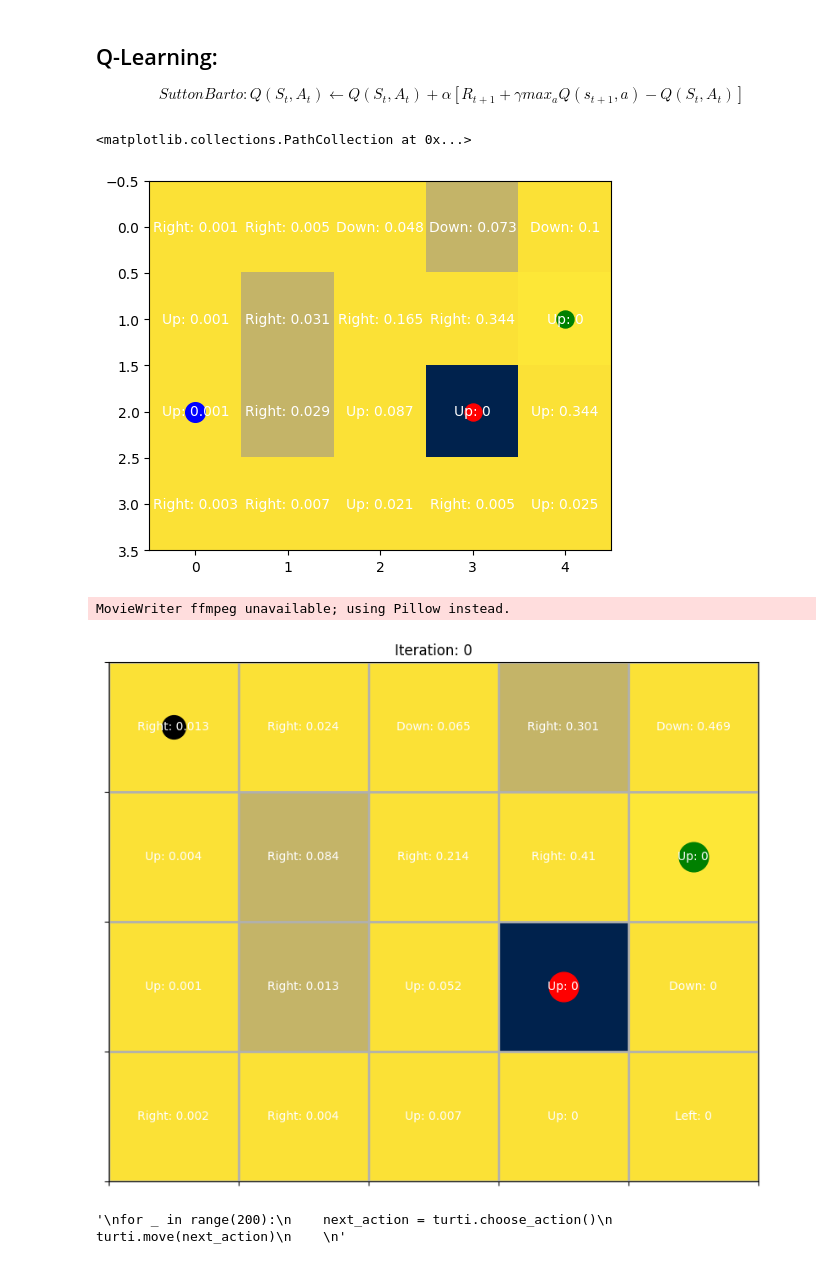
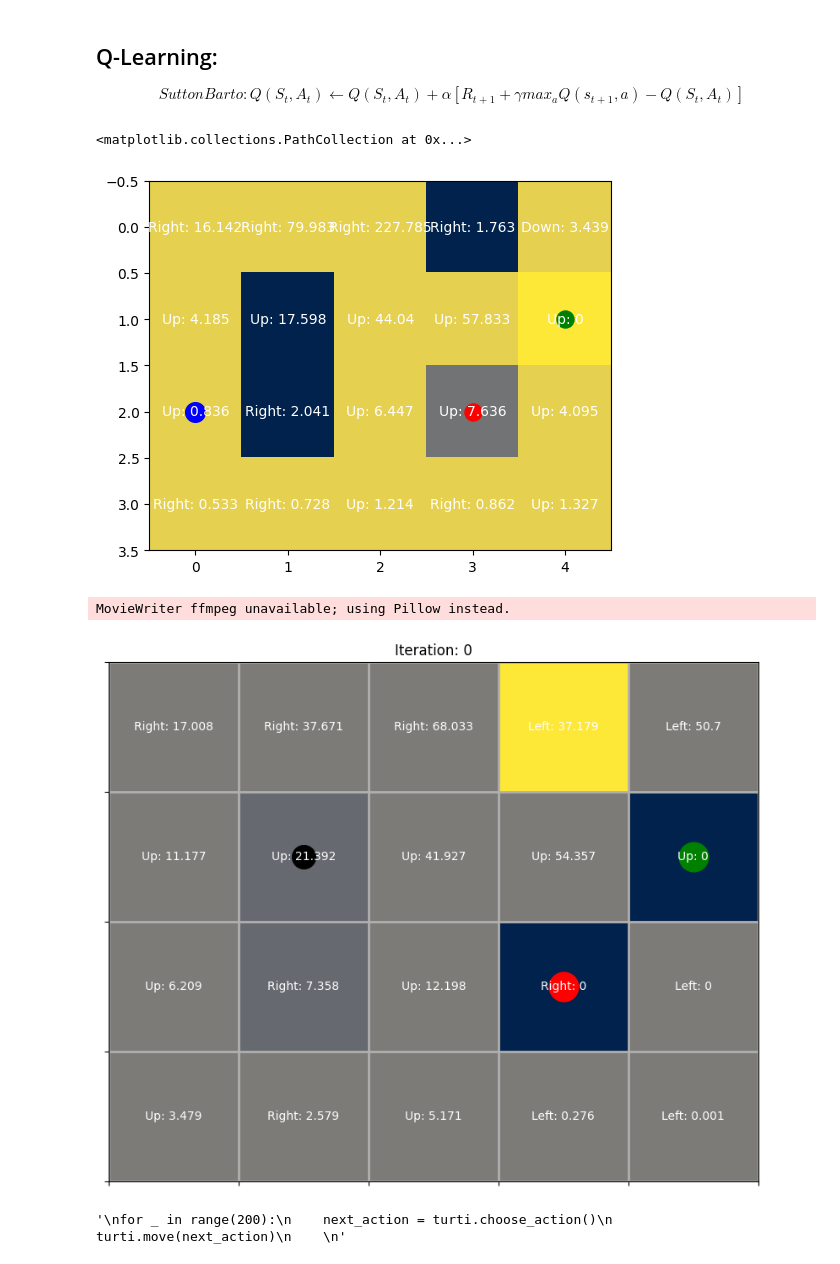
Before and after one commit to rulas99/rl_uniandes, a Jupyter notebook: q_learning.ipynb, the cells around one changed output. Drawn from its saved outputs; the diff is of its cells as text; code cells hidden in the pictures.

```diff
--- a/q_learning.ipynb
+++ b/q_learning.ipynb
@@ -16,17 +16,17 @@ N_COLS = 5
 GRID_WORLD = np.zeros((N_ROWS, N_COLS))
 
 WIN_STATE = (1,4)
-GRID_WORLD[WIN_STATE] = 1
+GRID_WORLD[WIN_STATE] = 10
 
 LOSE_STATE = (2,3)
 GRID_WORLD[LOSE_STATE] = -50
 
 INVALID_STATE = (1,1)
-GRID_WORLD[INVALID_STATE] = -10
+GRID_WORLD[INVALID_STATE] = -100
 INVALID_STATE = (2,1)
-GRID_WORLD[INVALID_STATE] = -10
+GRID_WORLD[INVALID_STATE] = -100
 INVALID_STATE = (0,3)
-GRID_WORLD[INVALID_STATE] = -10
+GRID_WORLD[INVALID_STATE] = -100
 
 ACTIONS = ('Up', 'Down', 'Left', 'Right')
 
@@ -37,14 +37,19 @@ MIN_EPSILON = 0.05
 
 class Agent():
 
-    def __init__(self, initial_state):
+    def __init__(self, initial_state, world_knowledge):
         self.initial_state = initial_state
         self.current_state = initial_state
         self.knowledge = {(i,j): {} for i in range(N_ROWS) for j in range(N_COLS)}
+        self.world_knowledge = world_knowledge
 
 
     def __str__(self) -> str:
         return f'turti at {self.current_state} with knowledge {self.knowledge[self.current_state]}'
+
+
+    def change_world_knowledge(self, state, value):
+        self.world_knowledge[state] = value
 
 
     def get_next_state(self, base_state, next_action:str)->tuple:
@@ -86,7 +91,7 @@ class Agent():
         q_max_a_st1 = self.knowledge[next_state].get(self.get_best_action(next_state)[0], 0)
 
 
-        q = q_a_st + ALPHA * (GRID_WORLD[next_state] + GAMMA * q_max_a_st1 - q_a_st)
+        q = q_a_st + ALPHA * (self.world_knowledge[next_state] + GAMMA * q_max_a_st1 - q_a_st)
 
         return q
 
@@ -115,7 +120,7 @@ class Agent():
         return MIN_EPSILON + (1-MIN_EPSILON) + np.exp(-decay_rate*t)
 
 
-    def move(self, t):
+    def move(self, t, win_state):
 
         self.update_q_knowledge()
 
@@ -125,17 +130,21 @@ class Agent():
 
         self.current_state = new_state
 
-        if (new_state == WIN_STATE) or (new_state == LOSE_STATE):
+        if (new_state == win_state):
             self.restart()
             return self.initial_state
 
 
         return new_state
 # %%
-turti = Agent(initial_state=(2,0))
+turti = Agent(initial_state=(2,0), world_knowledge=GRID_WORLD.copy())
 
-for i in range(300):
-    turti.move(t=i)
+for i in range(500):
+    if i>350:
+        turti.change_world_knowledge(WIN_STATE, -100)
+        turti.change_world_knowledge((0,3), 500)
+
+    turti.move(t=i, win_state=(0,3) if i>350 else WIN_STATE)
 # %%
 plt.imshow(GRID_WORLD, cmap='cividis', norm='linear')
 
@@ -151,45 +160,49 @@ plt.scatter(WIN_STATE[1], WIN_STATE[0], color='g', s=150)
 plt.scatter(LOSE_STATE[1], LOSE_STATE[0], color='r', s=150)
 # %% [output]
 <matplotlib.collections.PathCollection at 0x...>
-[figure, old version]
+[figure, new version]
 # %%
-turti = Agent(initial_state=(2,0))
+turti = Agent(initial_state=(2,0), world_knowledge=GRID_WORLD.copy())
 
 fig, ax = plt.subplots(figsize=(15, 8))
 
 def update(ite):
     world_knowledge = GRID_WORLD.copy()
     ax.clear()
     ax.set_title(f'Iteration: {ite}')
     ax.imshow(world_knowledge, cmap='cividis')
 
     ax.set_xticks(np.arange(-.5, N_COLS, 1))
     ax.set_yticks(np.arange(-.5, N_ROWS, 1))
     ax.set_xticklabels([])
     ax.set_yticklabels([])
 
     ax.grid(which='both', linewidth=2)
     ax.xaxis.set_major_formatter(ticker.NullFormatter())
     ax.yaxis.set_major_formatter(ticker.NullFormatter())
 
     for i in range(world_knowledge.shape[0]):
         for j in range(world_knowledge.shape[1]):
             best_action, value = turti.get_best_action((i,j))
             ax.text(j, i, f'{best_action}: {round(value, 3)}', ha='center', va='center', color='white')
 
     ax.plot(turti.current_state[1], turti.current_state[0], 'ko', markersize=20)
 
     ax.plot(WIN_STATE[1], WIN_STATE[0], 'go', markersize=25)
     ax.plot(LOSE_STATE[1], LOSE_STATE[0], 'ro', markersize=25)
     if ite>0:
+        if ite>350:
+            turti.change_world_knowledge(WIN_STATE, -50)
+            turti.change_world_knowledge((0,3), 50)
+
         turti.move(t=ite)
     return ax
 
-ani = animation.FuncAnimation(fig, update, frames=range(300))
-ani.save('simulations/q_learning_v1.gif', fps=10)
+ani = animation.FuncAnimation(fig, update, frames=range(500))
+ani.save('simulations/q_learning_v2.gif', fps=10)
 # %% [output]
 MovieWriter ffmpeg unavailable; using Pillow instead.
-[figure, old version]
+[figure, new version]
 # %%
 '''
 for _ in range(200):
```
Also changed, not shown: 1 other file.
